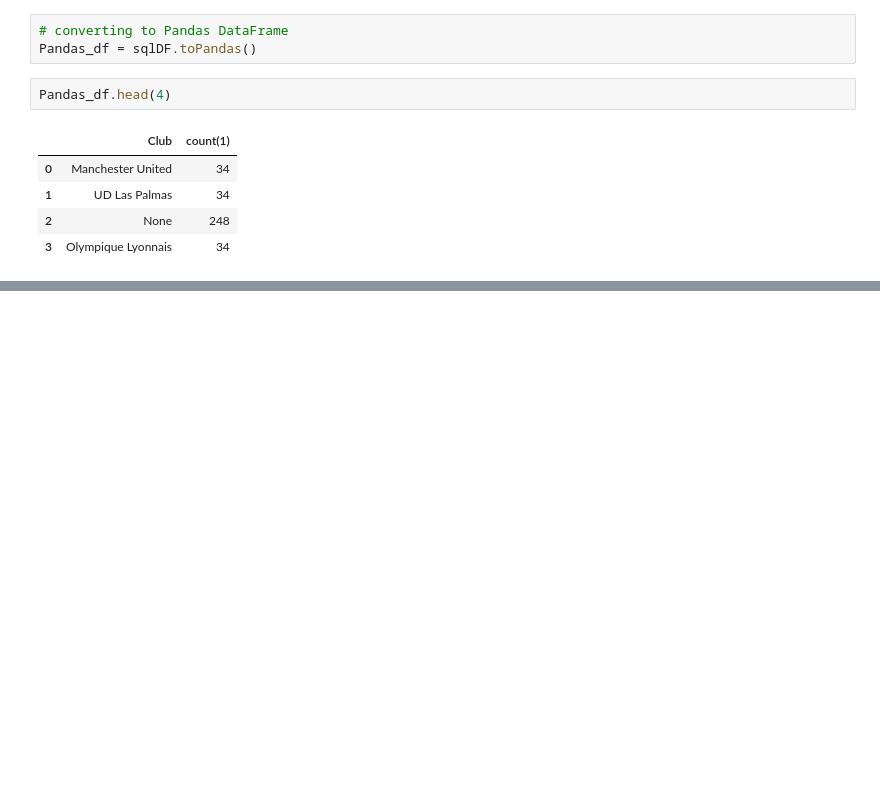
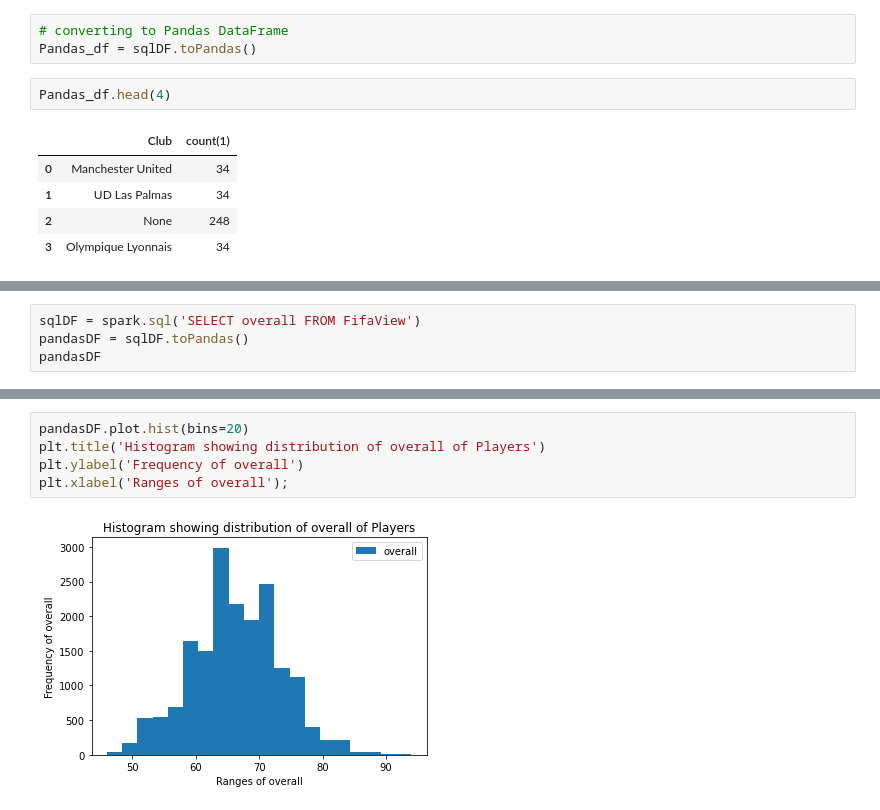
Before and after one commit to A-Nuru/SparkSQLFIFA18, a Jupyter notebook: FIFA18.ipynb, the cells around one changed output, grey strips where cells are left out. Drawn from its saved outputs; the diff is of its cells as text; blank space fills up the shorter version.

Commit message:
plotting histogram of overall of player

```diff
--- a/FIFA18.ipynb
+++ b/FIFA18.ipynb
@@ -352,0 +313,4 @@ only showing top 20 rows
+# %%
+sqlDF = spark.sql('SELECT overall FROM FifaView')
+pandasDF = sqlDF.toPandas()
+pandasDF
@@ -352,0 +331,7 @@ only showing top 20 rows
+# %%
+pandasDF.plot.hist(bins=20)
+plt.title('Histogram showing distribution of overall of Players')
+plt.ylabel('Frequency of overall')
+plt.xlabel('Ranges of overall');
+# %% [output]
+[figure, added]
```
Also changed, not shown: parts of 3 cells of this notebook.
